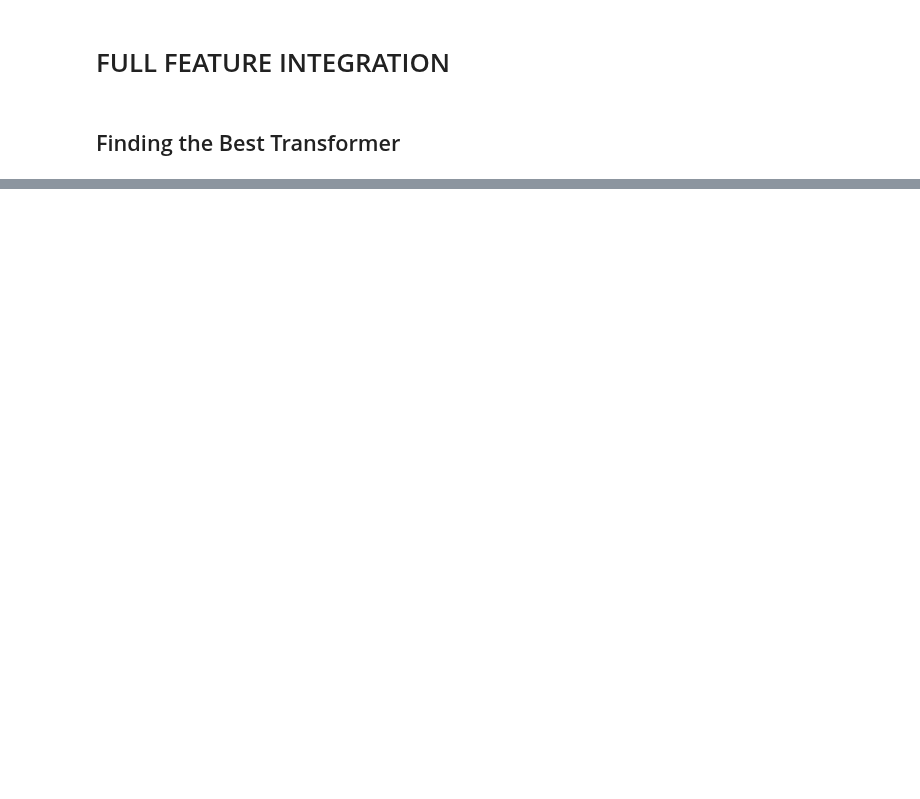
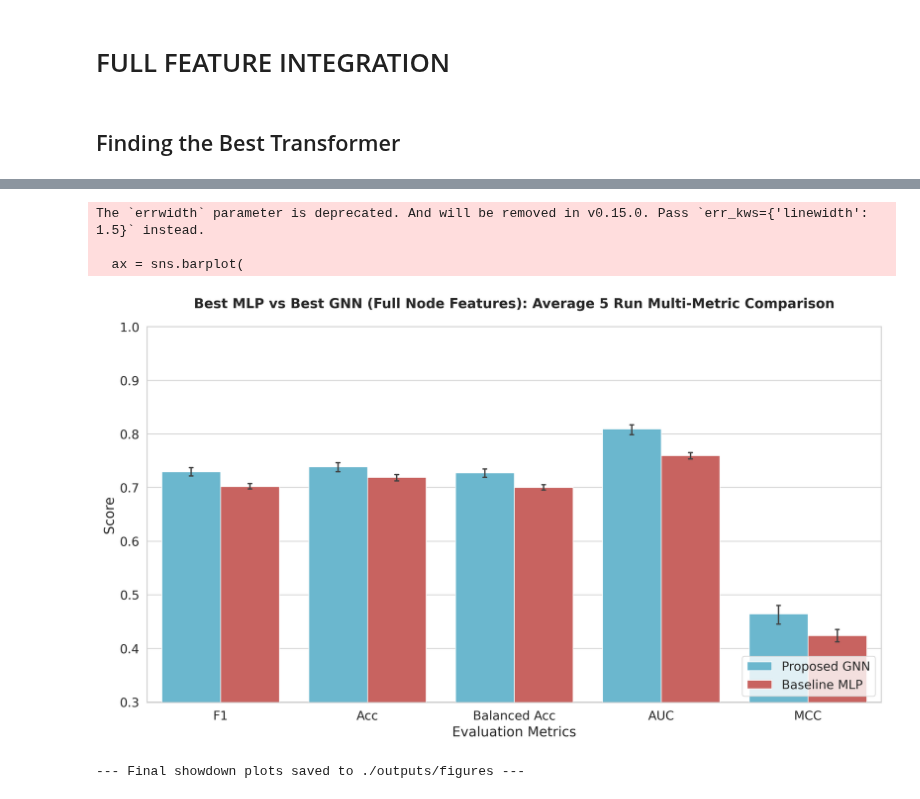
Before and after one commit to MislavCaleta/multirelational-graph-topology-for-downstream-wildfire-tasks, a Jupyter notebook: full_feature_integration_study.ipynb, the cells around one changed output, grey strips where cells are left out. Saved outputs shown, nothing was run; the diff lists cells and outputs as text; code cells hidden in the pictures; blank space fills up the shorter version.

```diff
--- a/full_feature_integration_study.ipynb
+++ b/full_feature_integration_study.ipynb
@@ -361,0 +362,26 @@ The `errwidth` parameter is deprecated. And will be removed in v0.15.0. Pass `er
+# %%
+x, y, pos_combined, pos_spatial, pos_temporal, group_ids = prepare_dataset(DATA_PATH, return_group_ids=True, seasonal_features=True)
+
+x_mlp_spatial = torch.cat([x, pos_spatial], dim=1)
+x_mlp_temporal = torch.cat([x, pos_temporal], dim=1)
+x_mlp_combined = torch.cat([x, pos_spatial, pos_temporal], dim=1)
+# %%
+def set_seed(seed):
+    random.seed(seed)
+    np.random.seed(seed)
+    torch.manual_seed(seed)
+    if torch.cuda.is_available():
+        torch.cuda.manual_seed_all(seed)
+
+showdown_results_seasonal, summary = run_automated_showdown(
+    best_transformer_df,
+    mlp_topology_comparison_df,
+    x_mlp_combined,
+    x_mlp_spatial,
+    x_mlp_temporal,
+    num_runs=5
+)
+
+print("\n[SUMMARY TABLE]")
+best_mlp_vs_full_feature_best_gnn_seasonal_df = pd.DataFrame(summary, index=['GNN_Mean', 'GNN_SD', 'MLP_Mean', 'MLP_SD']).T
+best_mlp_vs_full_feature_best_gnn_seasonal_df.to_csv(os.path.join(OUTPUT_TABLES_PATH, "best_mlp_vs_full_feature_best_gnn_seasonal_df.csv"))
@@ -361,0 +406,8 @@ The `errwidth` parameter is deprecated. And will be removed in v0.15.0. Pass `er
+# %%
+plot_final_showdown(showdown_results_seasonal, OUTPUT_FIGURES_PATH)
+# %% [output]
+The `errwidth` parameter is deprecated. And will be removed in v0.15.0. Pass `err_kws={'linewidth': 1.5}` instead.
+
+  ax = sns.barplot(
+[figure, added]
+--- Final showdown plots saved to ./outputs/figures ---
```
Also changed, not shown: parts of 10 cells of this notebook, 16 other files.
